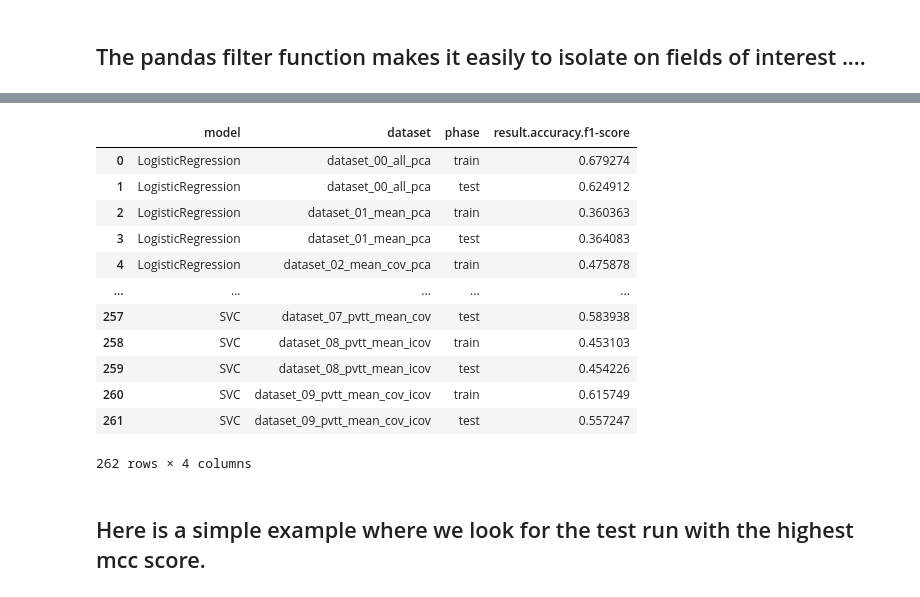
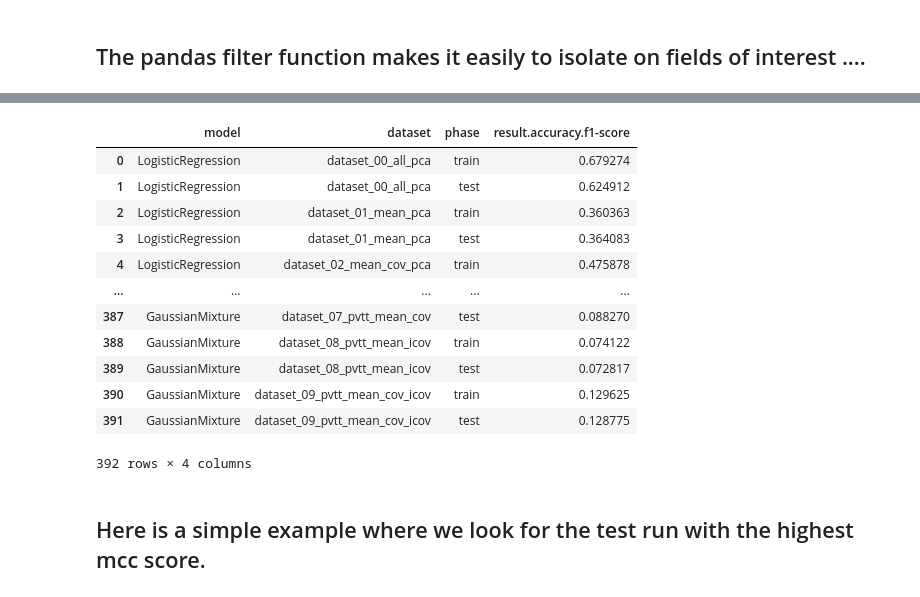
Before and after one commit to RERobbins/mids_w207_music_genre, a Jupyter notebook: member_workspaces/rich/results.ipynb, the cells around one changed output, grey strips where cells are left out. Drawn from its saved outputs; the diff is of its cells as text; code cells hidden in the pictures.

```diff
--- a/member_workspaces/rich/results.ipynb
+++ b/member_workspaces/rich/results.ipynb
@@ -83,19 +84,28 @@ df.filter(like="mcc")
 # %%
-df.filter(["model", "dataset", "mcc", "phase", "result.accuracy.f1-score"])
+df.filter(
+    [
+        "model",
+        "dataset",
+        "mcc",
+        "phase",
+        "result.accuracy.f1-score",
+        "result.accuracy.mcc_test",
+    ]
+)
 # %% [output]
 |  | model | dataset | phase | result.accuracy.f1-score |
 | 0 | LogisticRegression | dataset_00_all_pca | train | 0.679274 |
 | 1 | LogisticRegression | dataset_00_all_pca | test | 0.624912 |
 | 2 | LogisticRegression | dataset_01_mean_pca | train | 0.360363 |
 | 3 | LogisticRegression | dataset_01_mean_pca | test | 0.364083 |
 | 4 | LogisticRegression | dataset_02_mean_cov_pca | train | 0.475878 |
 | ... | ... | ... | ... | ... |
-| 257 | SVC | dataset_07_pvtt_mean_cov | test | 0.583938 |
-| 258 | SVC | dataset_08_pvtt_mean_icov | train | 0.453103 |
-| 259 | SVC | dataset_08_pvtt_mean_icov | test | 0.454226 |
-| 260 | SVC | dataset_09_pvtt_mean_cov_icov | train | 0.615749 |
-| 261 | SVC | dataset_09_pvtt_mean_cov_icov | test | 0.557247 |
+| 387 | GaussianMixture | dataset_07_pvtt_mean_cov | test | 0.088270 |
+| 388 | GaussianMixture | dataset_08_pvtt_mean_icov | train | 0.074122 |
+| 389 | GaussianMixture | dataset_08_pvtt_mean_icov | test | 0.072817 |
+| 390 | GaussianMixture | dataset_09_pvtt_mean_cov_icov | train | 0.129625 |
+| 391 | GaussianMixture | dataset_09_pvtt_mean_cov_icov | test | 0.128775 |
-262 rows × 4 columns
+392 rows × 4 columns
 # %% [markdown]
 ## Here is a simple example where we look for the test run with the highest mcc score.
 # %%
```
Also changed, not shown: parts of 12 cells of this notebook, 7 other files.
